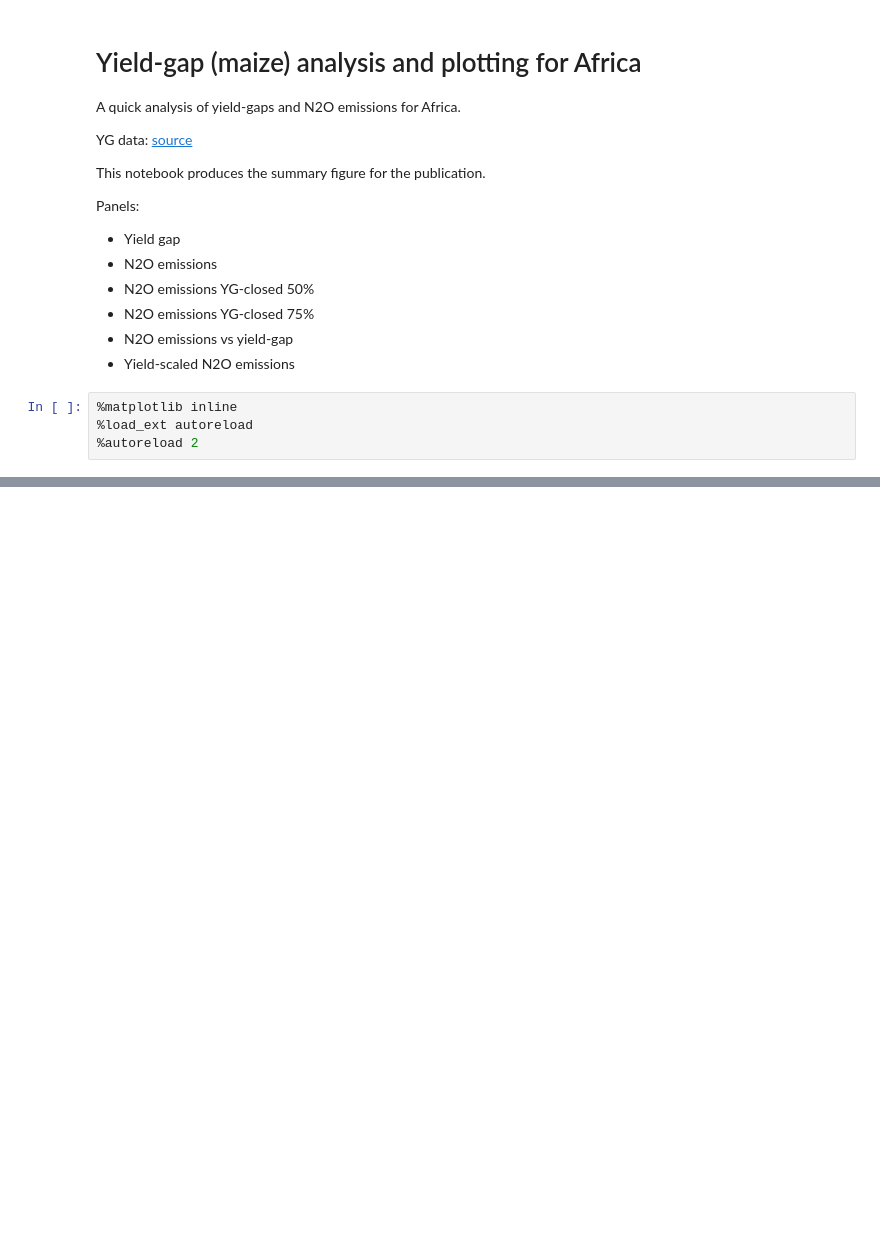
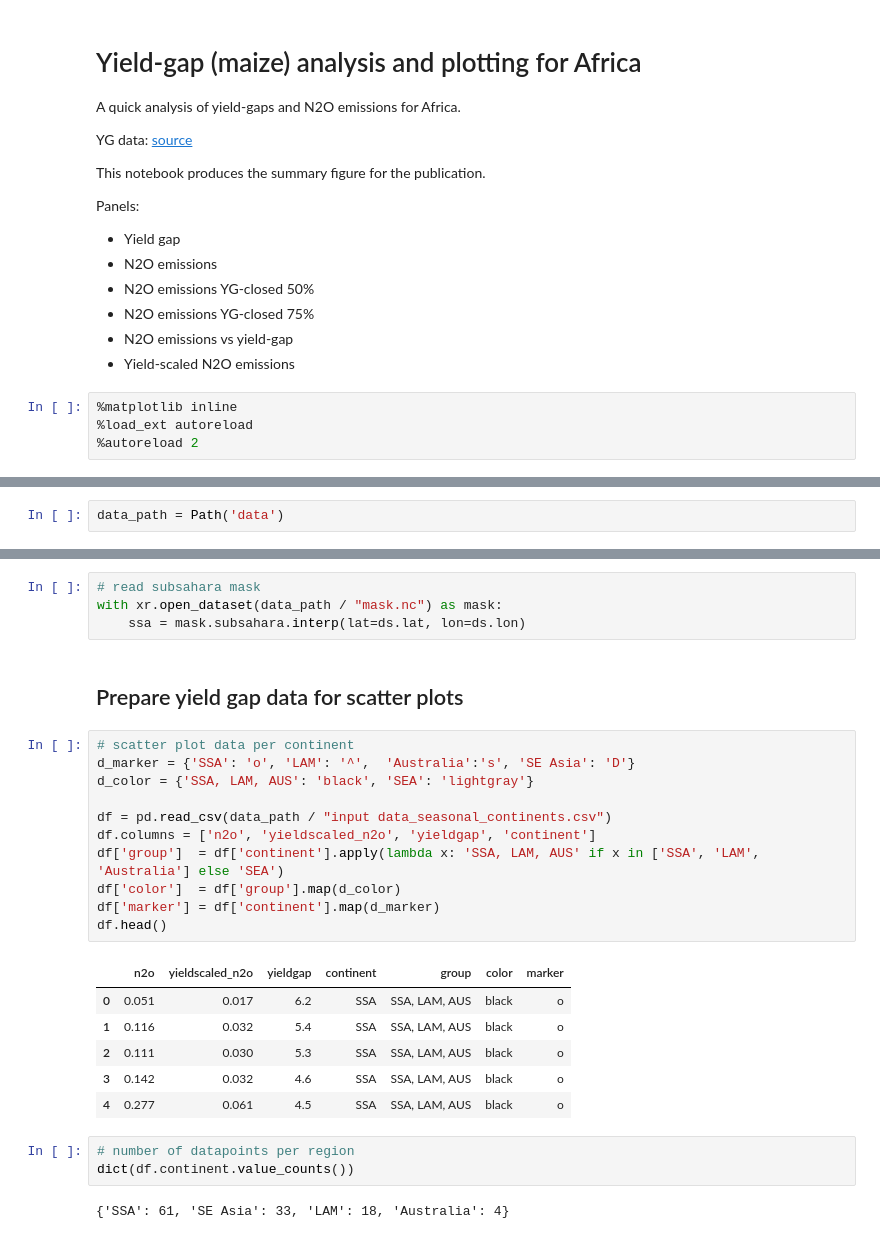
Before and after one commit to cwerner/yieldgap-analysis-africa, a Jupyter notebook: plotting.ipynb, the cells around one changed output, grey strips where cells are left out. Drawn from its saved outputs; the diff is of its cells as text; blank space fills up the shorter version.

```diff
--- a/plotting.ipynb
+++ b/plotting.ipynb
@@ -328,0 +29,2 @@ Coordinates:
+# %%
+data_path = Path('data')
@@ -328,0 +99,29 @@ Coordinates:
+# %%
+# read subsahara mask
+with xr.open_dataset(data_path / "mask.nc") as mask:
+    ssa = mask.subsahara.interp(lat=ds.lat, lon=ds.lon)
+# %% [markdown]
+## Prepare yield gap data for scatter plots
+# %%
+# scatter plot data per continent
+d_marker = {'SSA': 'o', 'LAM': '^',  'Australia':'s', 'SE Asia': 'D'}
+d_color = {'SSA, LAM, AUS': 'black', 'SEA': 'lightgray'}
+
+df = pd.read_csv(data_path / "input data_seasonal_continents.csv")
+df.columns = ['n2o', 'yieldscaled_n2o', 'yieldgap', 'continent']
+df['group']  = df['continent'].apply(lambda x: 'SSA, LAM, AUS' if x in ['SSA', 'LAM', 'Australia'] else 'SEA')
+df['color']  = df['group'].map(d_color)
+df['marker'] = df['continent'].map(d_marker)
+df.head()
+# %% [output]
+|  | n2o | yieldscaled_n2o | yieldgap | continent | group | color | marker |
+| 0 | 0.051 | 0.017 | 6.2 | SSA | SSA, LAM, AUS | black | o |
+| 1 | 0.116 | 0.032 | 5.4 | SSA | SSA, LAM, AUS | black | o |
+| 2 | 0.111 | 0.030 | 5.3 | SSA | SSA, LAM, AUS | black | o |
+| 3 | 0.142 | 0.032 | 4.6 | SSA | SSA, LAM, AUS | black | o |
+| 4 | 0.277 | 0.061 | 4.5 | SSA | SSA, LAM, AUS | black | o |
+# %%
+# number of datapoints per region
+dict(df.continent.value_counts())
+# %% [output]
+{'SSA': 61, 'SE Asia': 33, 'LAM': 18, 'Australia': 4}
```
Also changed, not shown: parts of 37 cells of this notebook.
